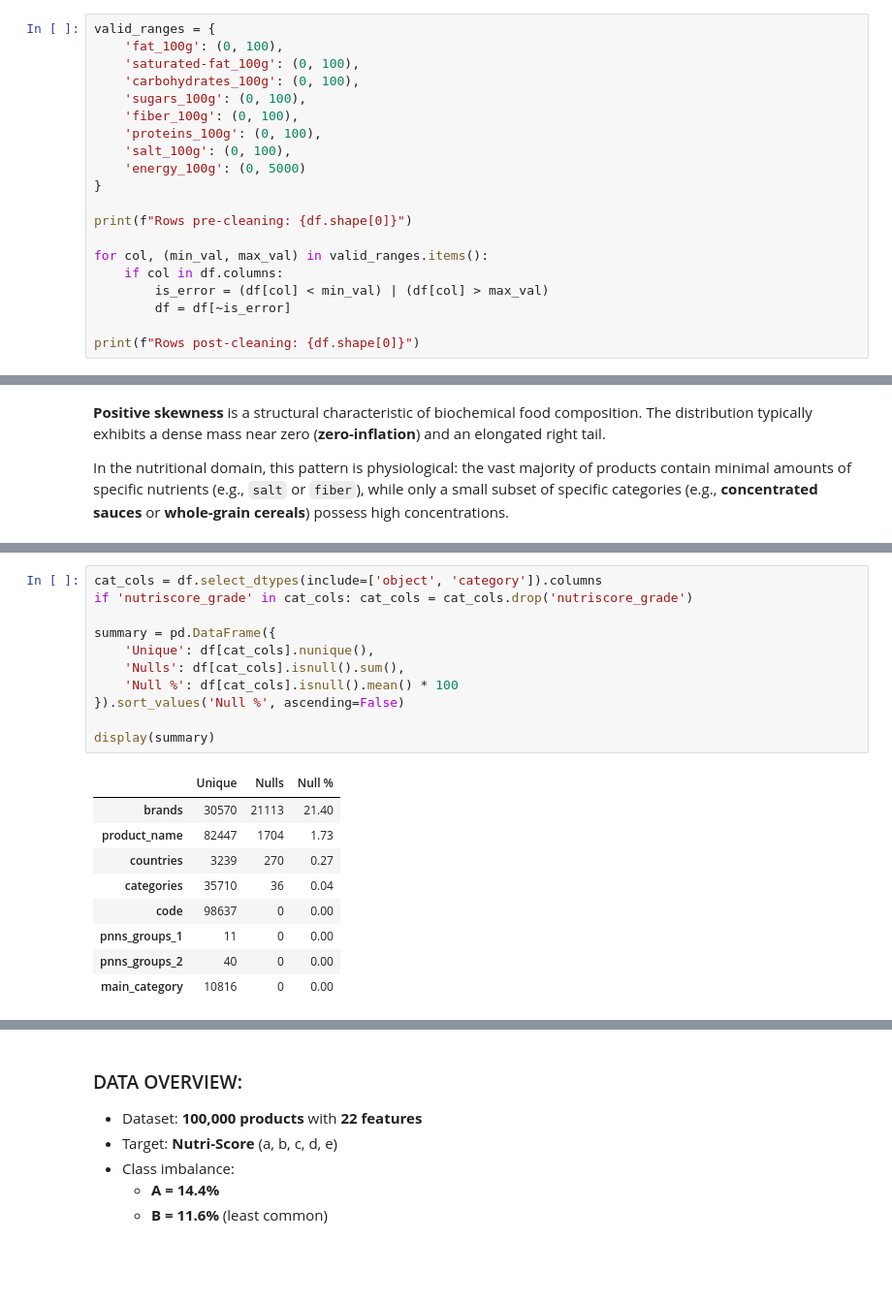
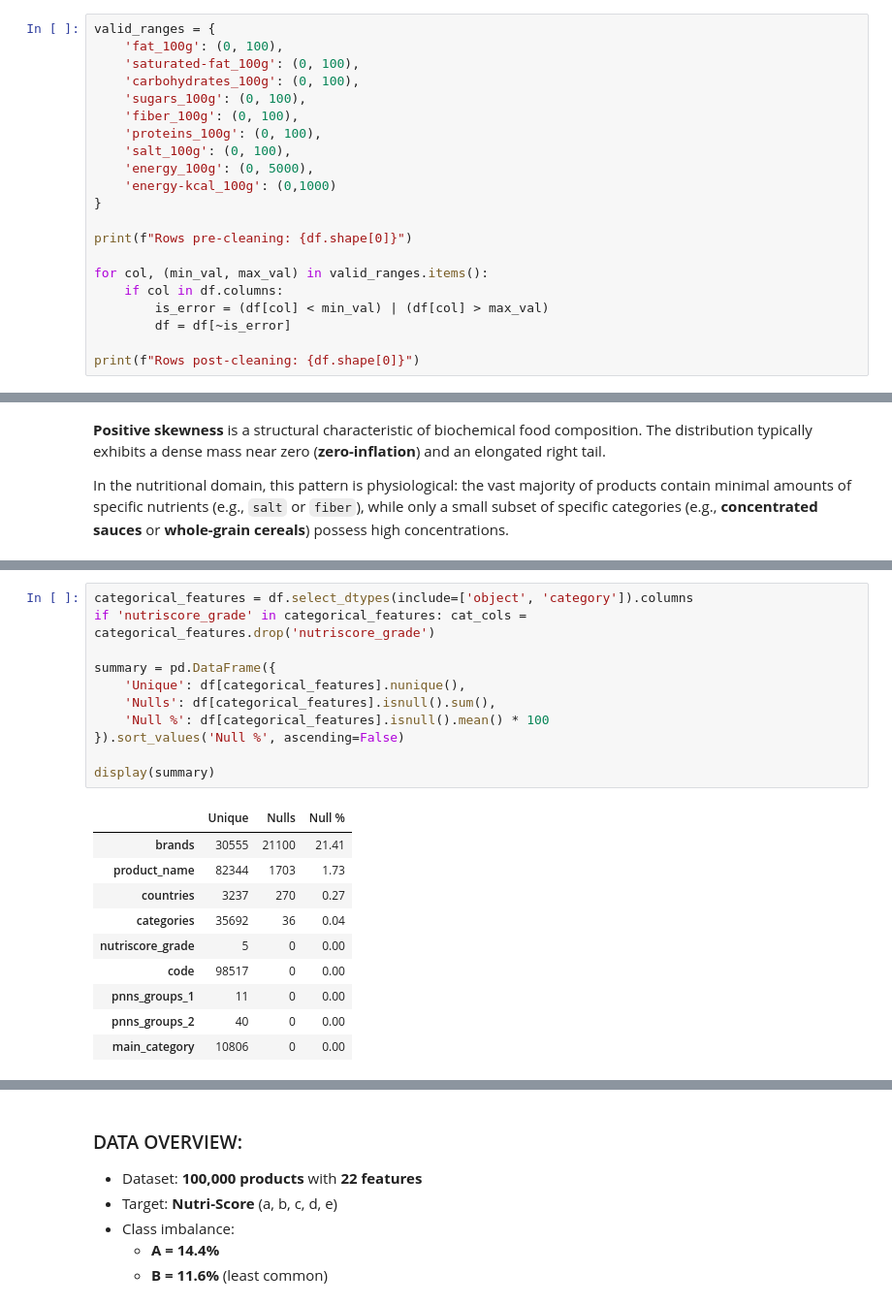
Before and after one commit to djacoo/ml-nutriscore-prediction, a Jupyter notebook: docs/notebooks/eda.ipynb, the cells around one changed output, grey strips where cells are left out. Shown at 97% size. Saved outputs shown, nothing was run; the diff lists cells and outputs as text; blank space fills up the shorter version.

```diff
--- a/docs/notebooks/eda.ipynb
+++ b/docs/notebooks/eda.ipynb
@@ -124,7 +130,8 @@ valid_ranges = {
     'fiber_100g': (0, 100),
     'proteins_100g': (0, 100),
     'salt_100g': (0, 100),
-    'energy_100g': (0, 5000)
+    'energy_100g': (0, 5000),
+    'energy-kcal_100g': (0,1000)
 }
 
 print(f"Rows pre-cleaning: {df.shape[0]}")
@@ -318,21 +364,22 @@ plt.show()
 # %%
-cat_cols = df.select_dtypes(include=['object', 'category']).columns
-if 'nutriscore_grade' in cat_cols: cat_cols = cat_cols.drop('nutriscore_grade')
+categorical_features = df.select_dtypes(include=['object', 'category']).columns
+if 'nutriscore_grade' in categorical_features: cat_cols = categorical_features.drop('nutriscore_grade')
 
 summary = pd.DataFrame({
-    'Unique': df[cat_cols].nunique(),
-    'Nulls': df[cat_cols].isnull().sum(),
-    'Null %': df[cat_cols].isnull().mean() * 100
+    'Unique': df[categorical_features].nunique(),
+    'Nulls': df[categorical_features].isnull().sum(),
+    'Null %': df[categorical_features].isnull().mean() * 100
 }).sort_values('Null %', ascending=False)
 
 display(summary)
 # %% [output]
 |  | Unique | Nulls | Null % |
-| brands | 30570 | 21113 | 21.40 |
-| product_name | 82447 | 1704 | 1.73 |
-| countries | 3239 | 270 | 0.27 |
-| categories | 35710 | 36 | 0.04 |
-| code | 98637 | 0 | 0.00 |
+| brands | 30555 | 21100 | 21.41 |
+| product_name | 82344 | 1703 | 1.73 |
+| countries | 3237 | 270 | 0.27 |
+| categories | 35692 | 36 | 0.04 |
+| nutriscore_grade | 5 | 0 | 0.00 |
+| code | 98517 | 0 | 0.00 |
 | pnns_groups_1 | 11 | 0 | 0.00 |
 | pnns_groups_2 | 40 | 0 | 0.00 |
-| main_category | 10816 | 0 | 0.00 |
+| main_category | 10806 | 0 | 0.00 |
```
Also changed, not shown: parts of 21 cells of this notebook.
